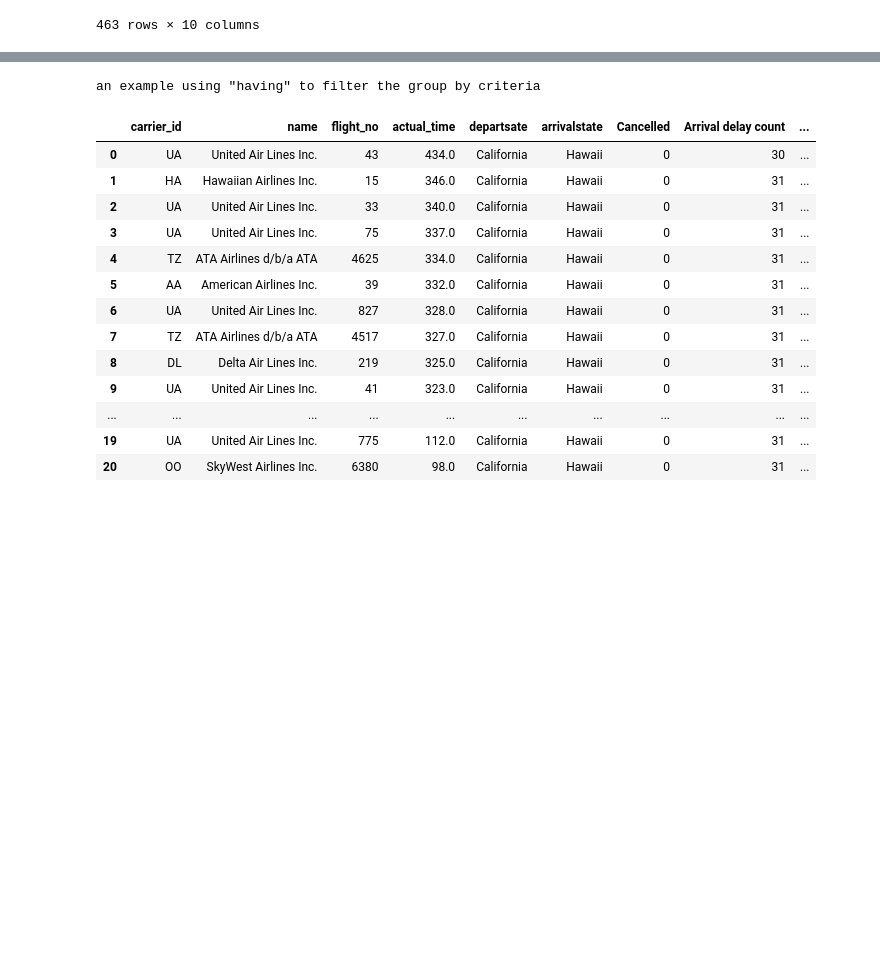
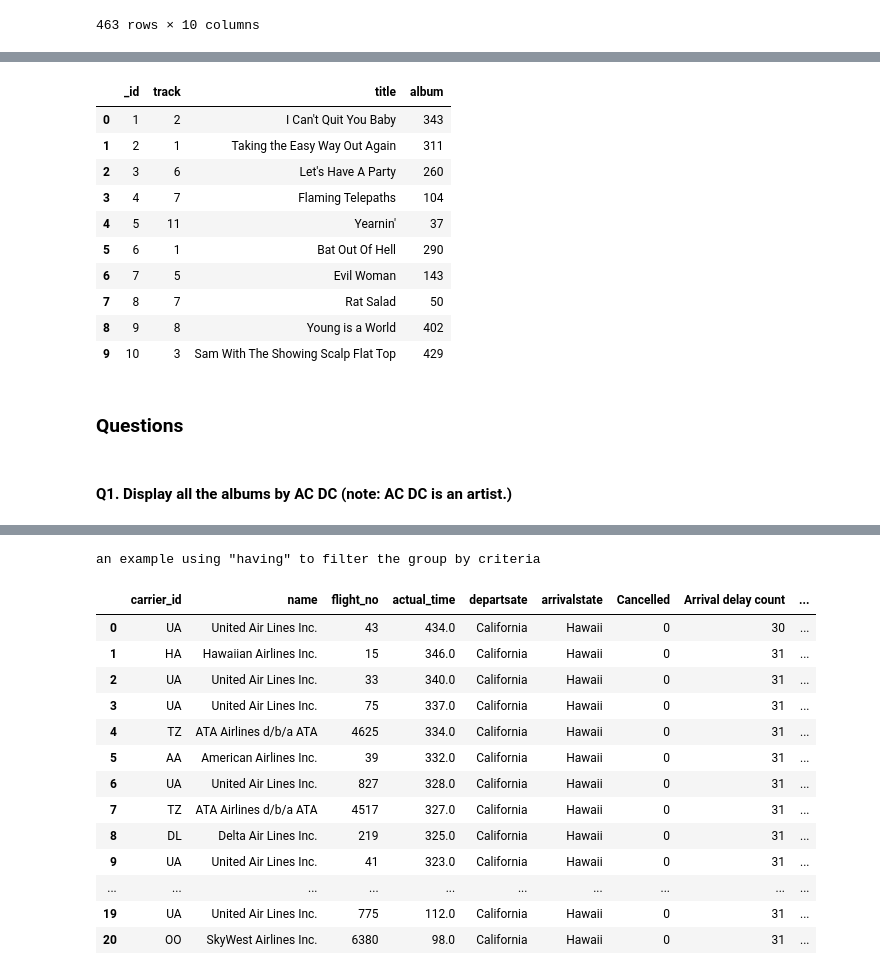
Before and after one commit to Dandata0101/MBS-projects, a Jupyter notebook: workspace_class.ipynb, the cells around one changed output, grey strips where cells are left out. Cells and saved outputs as stored; diff of their text form; code cells hidden in the pictures; blank space fills up the shorter version.

```diff
--- a/workspace_class.ipynb
+++ b/workspace_class.ipynb
@@ -1006,0 +830,34 @@ Q6. Show all songs and the album information of each song by Queen,including son
+# %%
+import os
+import sys
+import pandas as pd
+import sqlite3
+
+# Paths and directory
+current_directory = os.getcwd()
+file = os.path.join(current_directory, "01-data/musicdata", "pop_music.db")
+conn = sqlite3.connect(file)
+
+#SQL queries code blocks~~~~~~~~~~~~~~~~~~~~~~~~~~~~~~~~~~~~~~~~~~~~~
+
+#inspecting db tables
+queryartists =  """
+     select * from artists
+     limit 10
+     """
+
+queryalbums =  """
+select * from albums
+limit 10
+
+     """
+
+querysongs =  """
+select * from songs
+limit 10
+     """
+
+dfTableArtist = pd.read_sql_query(queryartists, conn)
+dfTableAlbums = pd.read_sql_query(queryalbums, conn)
+dfTableSongs = pd.read_sql_query(querysongs , conn)
+conn.close()
@@ -1006,0 +892,18 @@ Q6. Show all songs and the album information of each song by Queen,including son
+# %%
+dfTableSongs
+# %% [output]
+|  | _id | track | title | album |
+| 0 | 1 | 2 | I Can't Quit You Baby | 343 |
+| 1 | 2 | 1 | Taking the Easy Way Out Again | 311 |
+| 2 | 3 | 6 | Let's Have A Party | 260 |
+| 3 | 4 | 7 | Flaming Telepaths | 104 |
+| 4 | 5 | 11 | Yearnin' | 37 |
+| 5 | 6 | 1 | Bat Out Of Hell | 290 |
+| 6 | 7 | 5 | Evil Woman | 143 |
+| 7 | 8 | 7 | Rat Salad | 50 |
+| 8 | 9 | 8 | Young is a World | 402 |
+| 9 | 10 | 3 | Sam With The Showing Scalp Flat Top | 429 |
+# %% [markdown]
+### Questions
+# %% [markdown]
+#### Q1. Display all the albums by AC DC (note: AC DC is an artist.)
```
Also changed, not shown: parts of 39 cells of this notebook.
